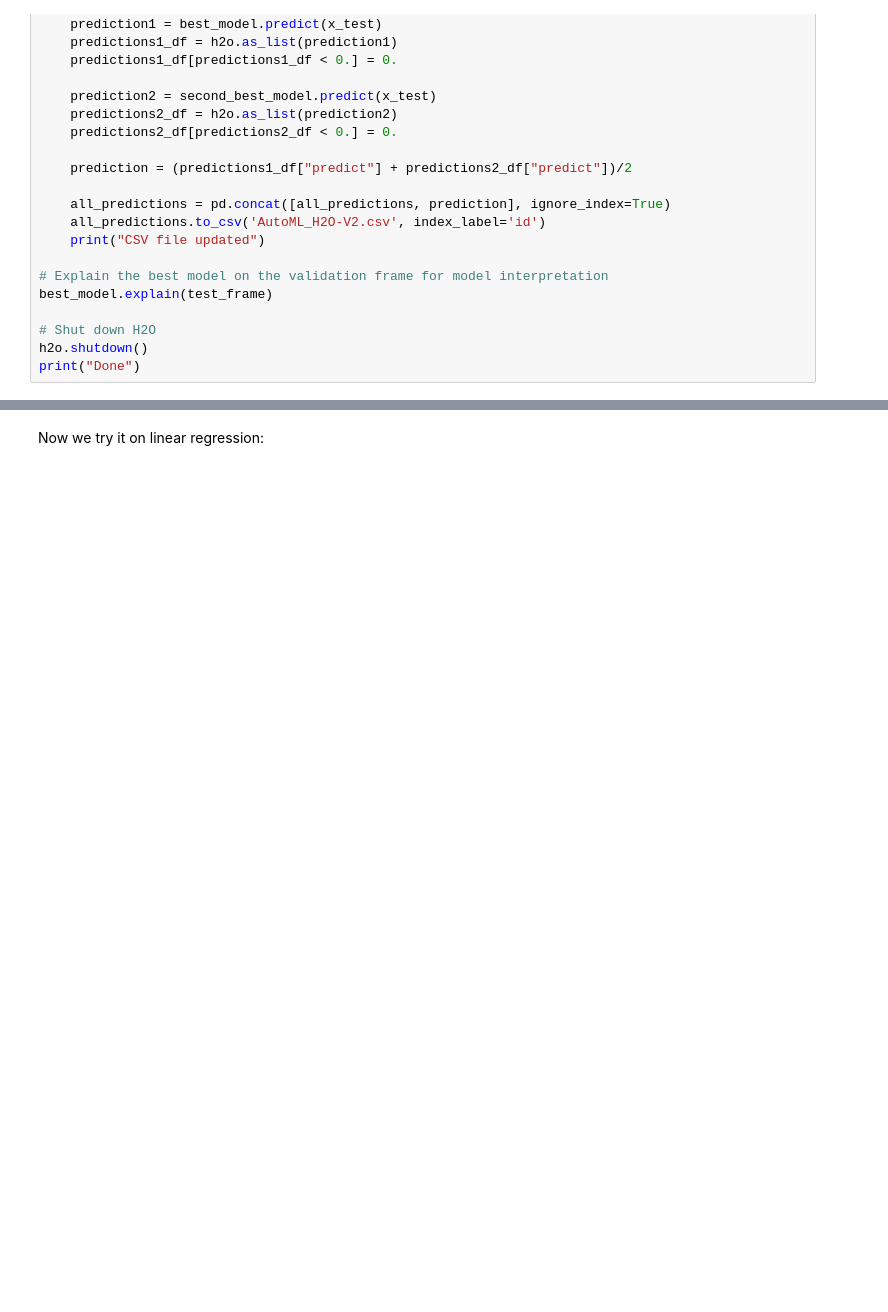
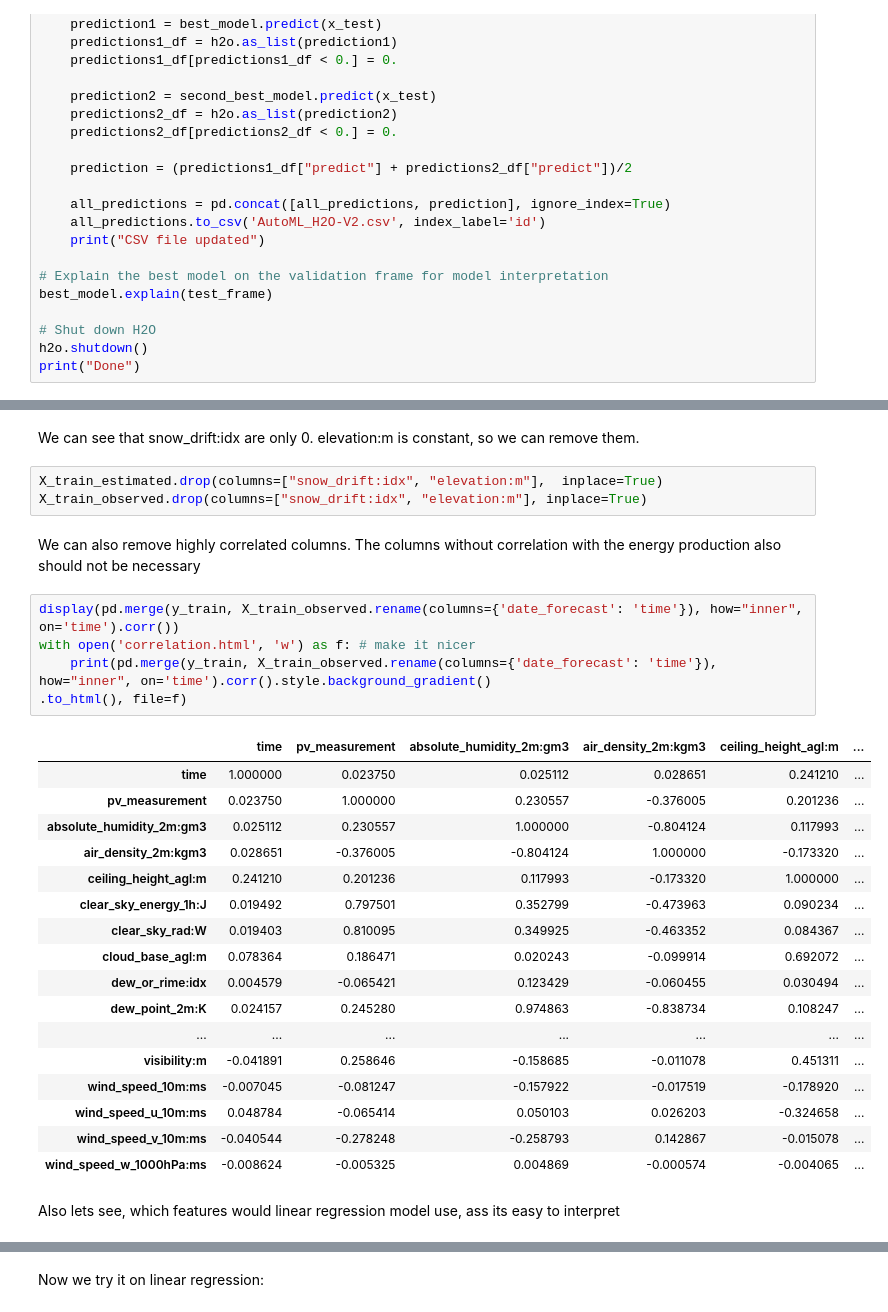
Before and after one commit to kponci/Solar-Energy-Production-Forecasting, a Jupyter notebook: solutions/FinalVersion/Long_note.ipynb, the cells around one changed output, grey strips where cells are left out. Saved outputs shown, nothing was run; the diff lists cells and outputs as text; blank space fills up the shorter version.

```diff
--- a/solutions/FinalVersion/Long_note.ipynb
+++ b/solutions/FinalVersion/Long_note.ipynb
@@ -510,0 +722,32 @@ print(f"Test {X_train_observed.shape}")
+# %% [markdown]
+We can see that snow_drift:idx are only 0. elevation:m is constant, so we can remove them.
+# %%
+X_train_estimated.drop(columns=["snow_drift:idx", "elevation:m"],  inplace=True)
+X_train_observed.drop(columns=["snow_drift:idx", "elevation:m"], inplace=True)
+# %% [markdown]
+We can also remove highly correlated columns. The columns without correlation with the energy production also should not be necessary
+# %%
+display(pd.merge(y_train, X_train_observed.rename(columns={'date_forecast': 'time'}), how="inner", on='time').corr())
+with open('correlation.html', 'w') as f: # make it nicer
+    print(pd.merge(y_train, X_train_observed.rename(columns={'date_forecast': 'time'}), how="inner", on='time').corr().style.background_gradient()
+.to_html(), file=f)
+# %% [output]
+|  | time | pv_measurement | absolute_humidity_2m:gm3 | air_density_2m:kgm3 | ceiling_height_agl:m | ... |
+| time | 1.000000 | 0.023750 | 0.025112 | 0.028651 | 0.241210 | ... |
+| pv_measurement | 0.023750 | 1.000000 | 0.230557 | -0.376005 | 0.201236 | ... |
+| absolute_humidity_2m:gm3 | 0.025112 | 0.230557 | 1.000000 | -0.804124 | 0.117993 | ... |
+| air_density_2m:kgm3 | 0.028651 | -0.376005 | -0.804124 | 1.000000 | -0.173320 | ... |
+| ceiling_height_agl:m | 0.241210 | 0.201236 | 0.117993 | -0.173320 | 1.000000 | ... |
+| clear_sky_energy_1h:J | 0.019492 | 0.797501 | 0.352799 | -0.473963 | 0.090234 | ... |
+| clear_sky_rad:W | 0.019403 | 0.810095 | 0.349925 | -0.463352 | 0.084367 | ... |
+| cloud_base_agl:m | 0.078364 | 0.186471 | 0.020243 | -0.099914 | 0.692072 | ... |
+| dew_or_rime:idx | 0.004579 | -0.065421 | 0.123429 | -0.060455 | 0.030494 | ... |
+| dew_point_2m:K | 0.024157 | 0.245280 | 0.974863 | -0.838734 | 0.108247 | ... |
+| ... | ... | ... | ... | ... | ... | ... |
+| visibility:m | -0.041891 | 0.258646 | -0.158685 | -0.011078 | 0.451311 | ... |
+| wind_speed_10m:ms | -0.007045 | -0.081247 | -0.157922 | -0.017519 | -0.178920 | ... |
+| wind_speed_u_10m:ms | 0.048784 | -0.065414 | 0.050103 | 0.026203 | -0.324658 | ... |
+| wind_speed_v_10m:ms | -0.040544 | -0.278248 | -0.258793 | 0.142867 | -0.015078 | ... |
+| wind_speed_w_1000hPa:ms | -0.008624 | -0.005325 | 0.004869 | -0.000574 | -0.004065 | ... |
+# %% [markdown]
+Also lets see, which features would linear regression model use, ass its easy to interpret
```
Also changed, not shown: parts of 43 cells of this notebook, 4 other files.
